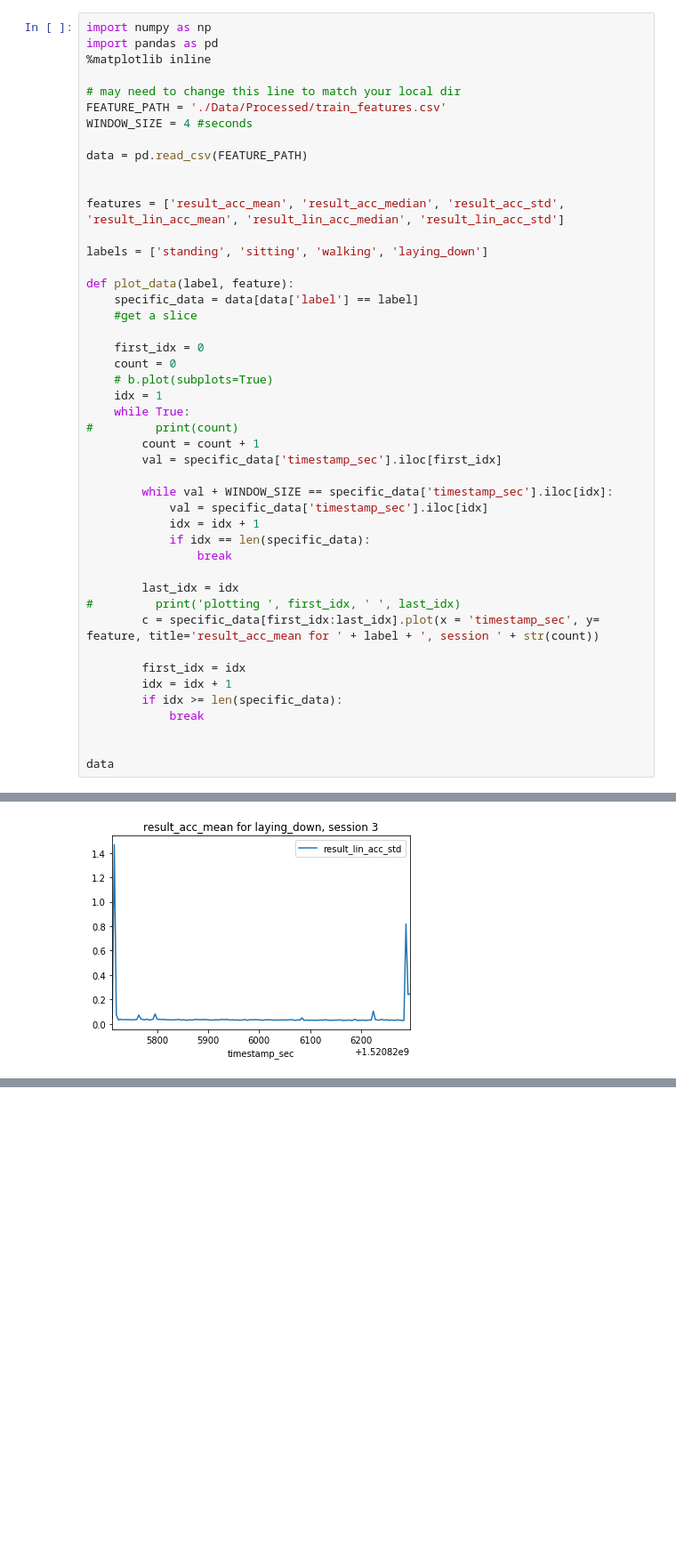
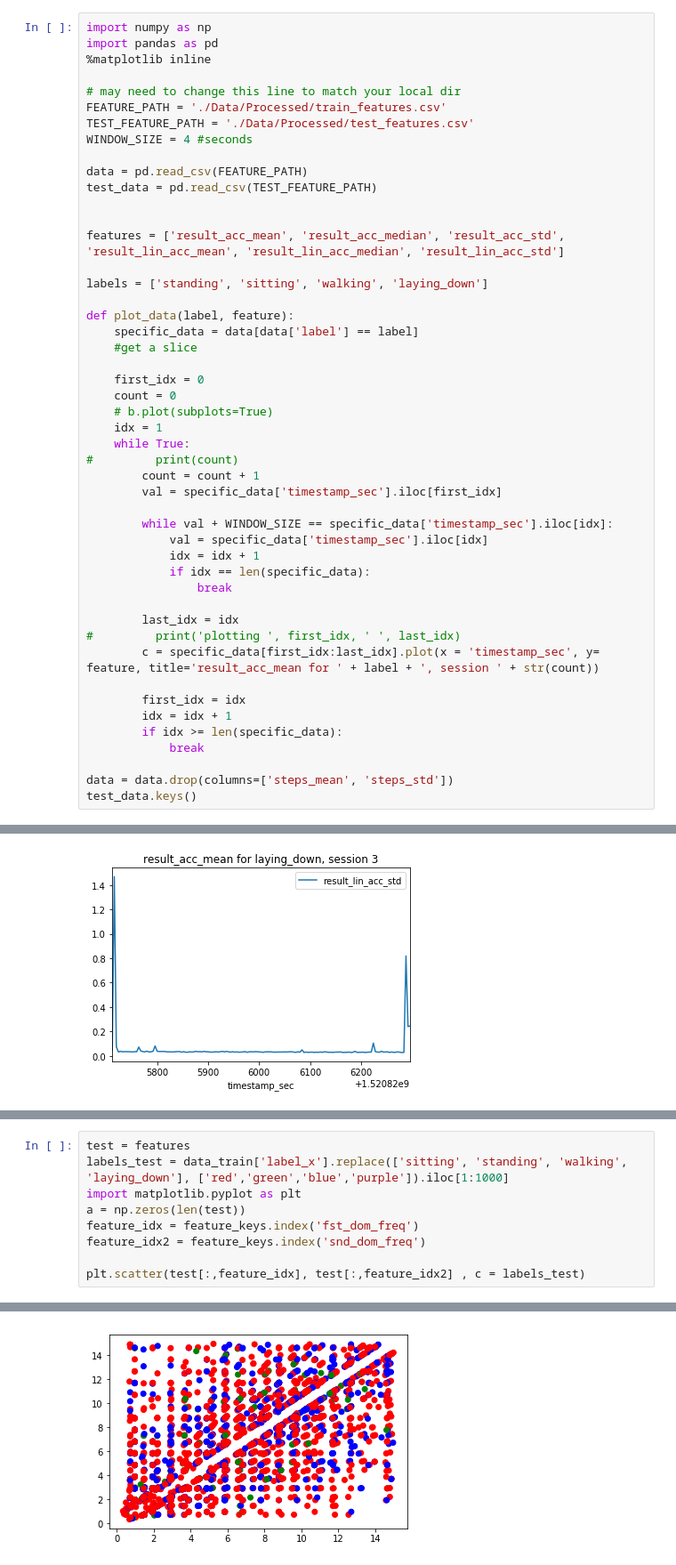
Before and after one commit to rac040/CS205, a Jupyter notebook: data-vis.ipynb, the cells around one changed output, grey strips where cells are left out. Shown: that part at 89% size. Drawn from its saved outputs; the diff is of its cells as text; blank space fills up the shorter version.

```diff
--- a/data-vis.ipynb
+++ b/data-vis.ipynb
@@ -5,9 +5,11 @@ import pandas as pd
 
 # may need to change this line to match your local dir
 FEATURE_PATH = './Data/Processed/train_features.csv'
+TEST_FEATURE_PATH = './Data/Processed/test_features.csv'
 WINDOW_SIZE = 4 #seconds
 
 data = pd.read_csv(FEATURE_PATH)
+test_data = pd.read_csv(TEST_FEATURE_PATH)
 
 
 features = ['result_acc_mean', 'result_acc_median', 'result_acc_std', 'result_lin_acc_mean', 'result_lin_acc_median', 'result_lin_acc_std']
@@ -42,6 +44,6 @@ def plot_data(label, feature):
         if idx >= len(specific_data):
             break
 
-
-data
+data = data.drop(columns=['steps_mean', 'steps_std'])
+test_data.keys()
 # %% [output]
@@ -136,0 +155,10 @@ plt.scatter(test[:,0], test[:,1])
+# %%
+test = features
+labels_test = data_train['label_x'].replace(['sitting', 'standing', 'walking', 'laying_down'], ['red','green','blue','purple']).iloc[1:1000]
+import matplotlib.pyplot as plt
+a = np.zeros(len(test))
+feature_idx = feature_keys.index('fst_dom_freq')
+feature_idx2 = feature_keys.index('snd_dom_freq')
+
+plt.scatter(test[:,feature_idx], test[:,feature_idx2] , c = labels_test)
+# %% [output]
@@ -136,0 +166 @@ plt.scatter(test[:,0], test[:,1])
+[figure, added]
```
Also changed, not shown: parts of 5 cells of this notebook, 2 other files.
